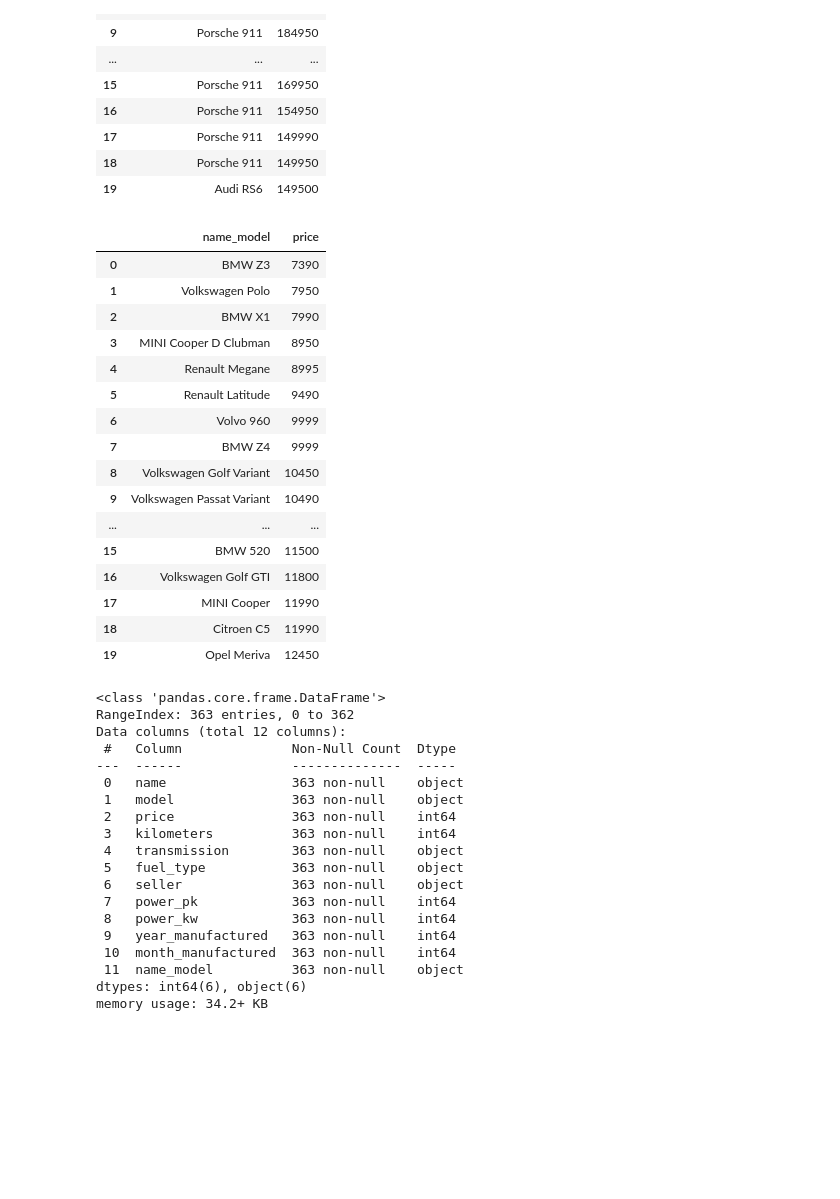
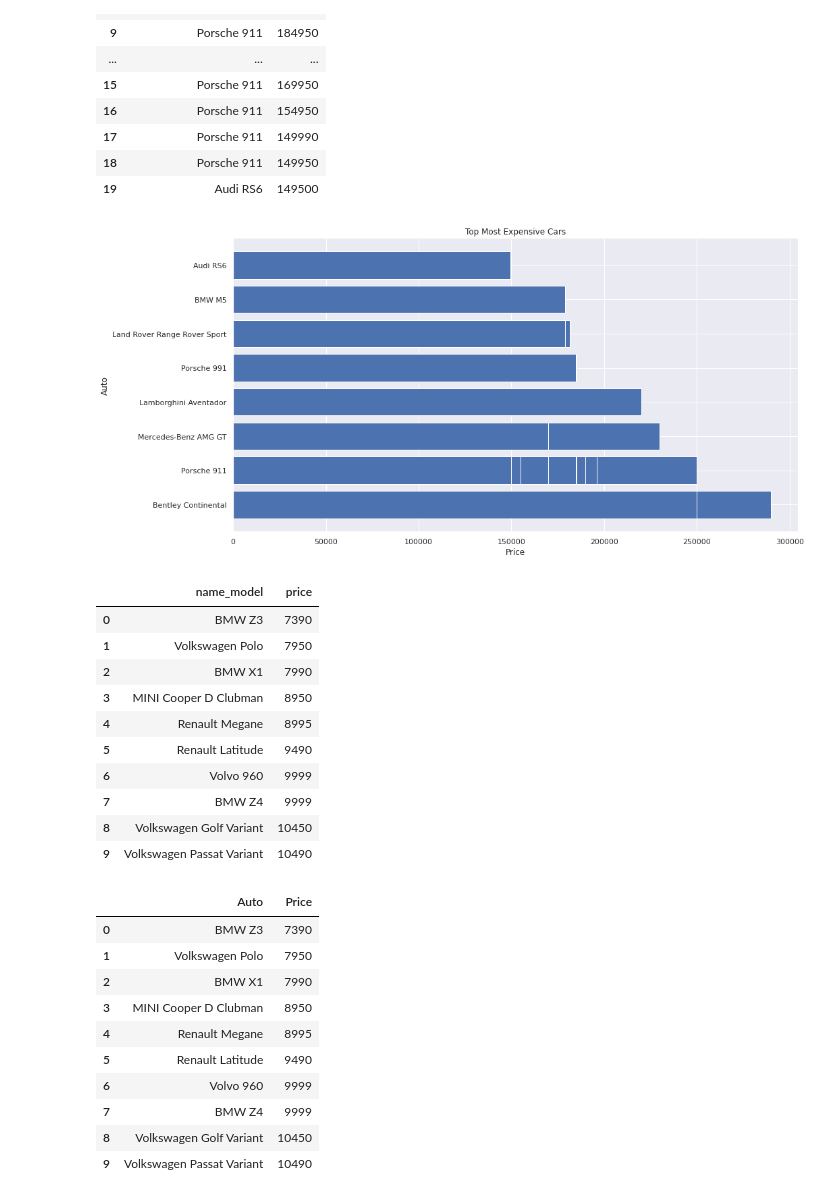
Before and after one commit to wa-le/autoscout24-webscrape-EDA, a Jupyter notebook: autoscout24_clean.ipynb, the cells around one changed output. Cells and saved outputs as stored; diff of their text form; code cells hidden in the pictures; blank space fills up the shorter version.

```diff
--- a/autoscout24_clean.ipynb
+++ b/autoscout24_clean.ipynb
@@ -484,48 +485,49 @@ expensive10.head(20)
 | 17 | Porsche 911 | 149990 |
 | 18 | Porsche 911 | 149950 |
 | 19 | Audi RS6 | 149500 |
+# %%
+plt.rcParams['figure.figsize'] = (15, 8)
+x = list(expensive.price)
+y = list(expensive.name_model)
+plt.barh(y, x)
+
+# setting label for each axis
+plt.ylabel("Auto")
+plt.xlabel("Price")
+plt.title("Top Most Expensive Cars")
+plt.show()
+# %% [output]
+[figure, added]
 # %%
-# Top 10 cheap cars
-cheap10 = data[['name_model', 'price']].sort_values(by=['price'], ascending=True).reset_index()
-cheap10.drop(['index'], axis=1, inplace=True)
-cheap10.head(20)
+# cheapest Cars
+cheap = data[['name_model', 'price']].sort_values(by=['price'], ascending=True).reset_index()
+cheap.drop(['index'], axis=1, inplace=True)
+cheap = cheap.head(10)
+cheap
 # %% [output]
 |  | name_model | price |
 | 0 | BMW Z3 | 7390 |
 | 1 | Volkswagen Polo | 7950 |
 | 2 | BMW X1 | 7990 |
 | 3 | MINI Cooper D Clubman | 8950 |
 | 4 | Renault Megane | 8995 |
 | 5 | Renault Latitude | 9490 |
 | 6 | Volvo 960 | 9999 |
 | 7 | BMW Z4 | 9999 |
 | 8 | Volkswagen Golf Variant | 10450 |
 | 9 | Volkswagen Passat Variant | 10490 |
-| ... | ... | ... |
-| 15 | BMW 520 | 11500 |
-| 16 | Volkswagen Golf GTI | 11800 |
-| 17 | MINI Cooper | 11990 |
-| 18 | Citroen C5 | 11990 |
-| 19 | Opel Meriva | 12450 |
-# %%
-data.info()
-# %% [output]
-<class 'pandas.core.frame.DataFrame'>
-RangeIndex: 363 entries, 0 to 362
-Data columns (total 12 columns):
- #   Column              Non-Null Count  Dtype
----  ------              --------------  -----
- 0   name                363 non-null    object
- 1   model               363 non-null    object
- 2   price               363 non-null    int64
- 3   kilometers          363 non-null    int64
- 4   transmission        363 non-null    object
- 5   fuel_type           363 non-null    object
- 6   seller              363 non-null    object
- 7   power_pk            363 non-null    int64
- 8   power_kw            363 non-null    int64
- 9   year_manufactured   363 non-null    int64
- 10  month_manufactured  363 non-null    int64
- 11  name_model          363 non-null    object
-dtypes: int64(6), object(6)
-memory usage: 34.2+ KB
+# %%
+cheap = cheap.rename(columns={"name_model": "Auto", "price": "Price"})
+cheap
+# %% [output]
+|  | Auto | Price |
+| 0 | BMW Z3 | 7390 |
+| 1 | Volkswagen Polo | 7950 |
+| 2 | BMW X1 | 7990 |
+| 3 | MINI Cooper D Clubman | 8950 |
+| 4 | Renault Megane | 8995 |
+| 5 | Renault Latitude | 9490 |
+| 6 | Volvo 960 | 9999 |
+| 7 | BMW Z4 | 9999 |
+| 8 | Volkswagen Golf Variant | 10450 |
+| 9 | Volkswagen Passat Variant | 10490 |
```
Also changed, not shown: parts of 2 cells of this notebook.
